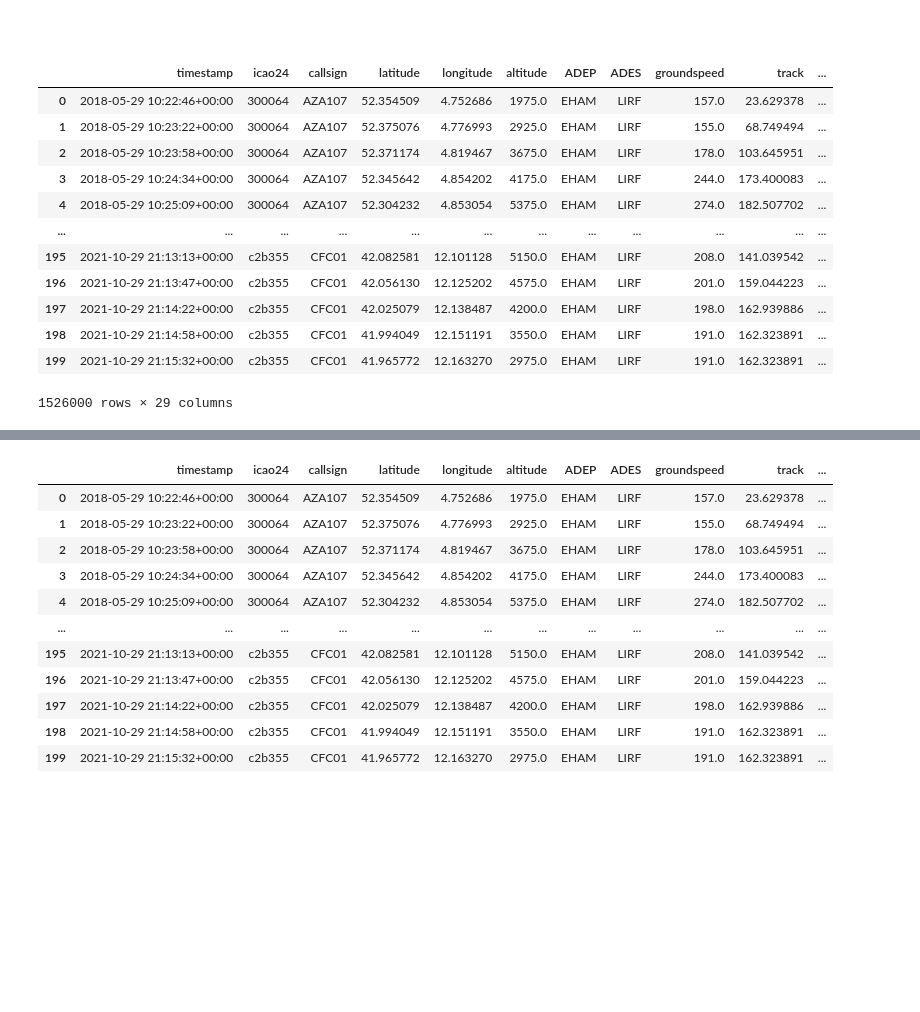
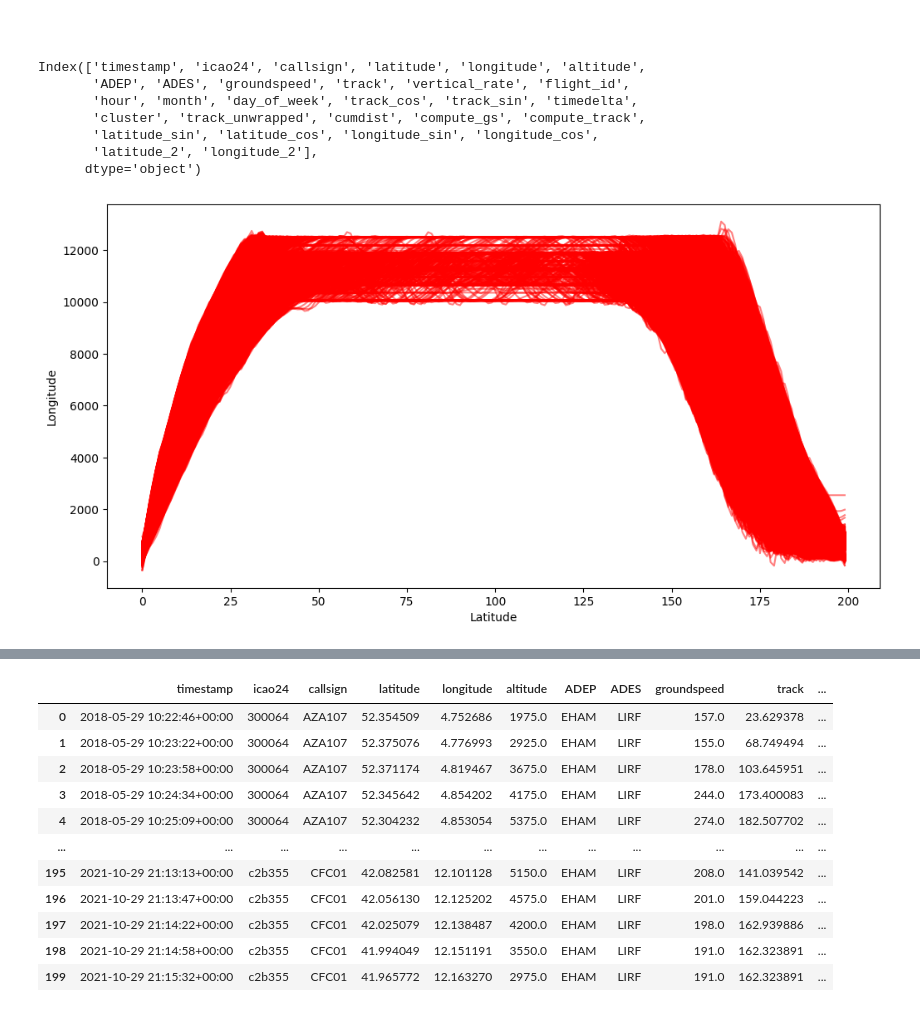
Before and after one commit to SynthAIr/DM_FM_Trajectories, a Jupyter notebook: src/data/OpenSky_viewer.ipynb, the cells around one changed output, grey strips where cells are left out. Drawn from its saved outputs; the diff is of its cells as text; code cells hidden in the pictures; blank space fills up the shorter version.

```diff
--- a/src/data/OpenSky_viewer.ipynb
+++ b/src/data/OpenSky_viewer.ipynb
@@ -17,18 +17,24 @@ import pandas as pd
 import numpy as np
 from geopy.distance import geodesic
 # %%
-df_test.data
+df_test.data.columns
 # %% [output]
-|  | timestamp | icao24 | callsign | latitude | longitude | altitude | ADEP | ADES | groundspeed | track | ... |
-| 0 | 2018-05-29 10:22:46+00:00 | 300064 | AZA107 | 52.354509 | 4.752686 | 1975.0 | EHAM | LIRF | 157.0 | 23.629378 | ... |
-| 1 | 2018-05-29 10:23:22+00:00 | 300064 | AZA107 | 52.375076 | 4.776993 | 2925.0 | EHAM | LIRF | 155.0 | 68.749494 | ... |
-| 2 | 2018-05-29 10:23:58+00:00 | 300064 | AZA107 | 52.371174 | 4.819467 | 3675.0 | EHAM | LIRF | 178.0 | 103.645951 | ... |
-| 3 | 2018-05-29 10:24:34+00:00 | 300064 | AZA107 | 52.345642 | 4.854202 | 4175.0 | EHAM | LIRF | 244.0 | 173.400083 | ... |
-| 4 | 2018-05-29 10:25:09+00:00 | 300064 | AZA107 | 52.304232 | 4.853054 | 5375.0 | EHAM | LIRF | 274.0 | 182.507702 | ... |
-| ... | ... | ... | ... | ... | ... | ... | ... | ... | ... | ... | ... |
-| 195 | 2021-10-29 21:13:13+00:00 | c2b355 | CFC01 | 42.082581 | 12.101128 | 5150.0 | EHAM | LIRF | 208.0 | 141.039542 | ... |
-| 196 | 2021-10-29 21:13:47+00:00 | c2b355 | CFC01 | 42.056130 | 12.125202 | 4575.0 | EHAM | LIRF | 201.0 | 159.044223 | ... |
-| 197 | 2021-10-29 21:14:22+00:00 | c2b355 | CFC01 | 42.025079 | 12.138487 | 4200.0 | EHAM | LIRF | 198.0 | 162.939886 | ... |
-| 198 | 2021-10-29 21:14:58+00:00 | c2b355 | CFC01 | 41.994049 | 12.151191 | 3550.0 | EHAM | LIRF | 191.0 | 162.323891 | ... |
-| 199 | 2021-10-29 21:15:32+00:00 | c2b355 | CFC01 | 41.965772 | 12.163270 | 2975.0 | EHAM | LIRF | 191.0 | 162.323891 | ... |
-1526000 rows × 29 columns
+Index(['timestamp', 'icao24', 'callsign', 'latitude', 'longitude', 'altitude',
+       'ADEP', 'ADES', 'groundspeed', 'track', 'vertical_rate', 'flight_id',
+       'hour', 'month', 'day_of_week', 'track_cos', 'track_sin', 'timedelta',
+       'cluster', 'track_unwrapped', 'cumdist', 'compute_gs', 'compute_track',
+       'latitude_sin', 'latitude_cos', 'longitude_sin', 'longitude_cos',
+       'latitude_2', 'longitude_2'],
+      dtype='object')
+# %%
+df_original = (df_original
+               .drop_duplicates()
+               .filter(altitude=17)
+               .drop_duplicates()
+               .filter(altitude=53)
+               .drop_duplicates()
+               .resample(200)
+               .phases()
+               .eval())
+df_test = df_original
+#df_test = df_test.eval()
@@ -35 +43,18 @@ df_test.data
+# %%
+plt.figure(figsize=(12, 6))
+for i in df_test:
+    #flight_to_plot = cleaned_flights[0]  # Example: plot the first flight
+    df_plot = i.data
+    #plt.plot(np.arange(0, 200), df_plot['altitude_cleaned'], 'b.', alpha=0.5, label='Original Altitude')
+    plt.plot(np.arange(0, 200), df_plot['altitude'], 'r-', alpha=0.5, label='Original Altitude')
+    #plt.plot(np.arange(0, 400), df_plot['altitude_cleaned'], 'g-', label='Cleaned Altitude (Outliers Removed)')
+    #plt.plot(df_plot['timestamp'], df_plot['altitude_cleaned'], 'g-', label='Cleaned Altitude (Outliers Removed)')
+    #plt.plot(df_plot['timestamp'], df_plot['altitude_smoothed'], 'r-', label='Smoothed Altitude')
+plt.xlabel('Latitude')
+plt.ylabel('Longitude')
+#plt.title(f'Altitude Data for Flight {flight_to_plot.callsign}')
+#plt.legend
+plt.show()
+# %% [output]
+[figure, added]
 # %%
```
Also changed, not shown: parts of 3 cells of this notebook, 8 other files.
